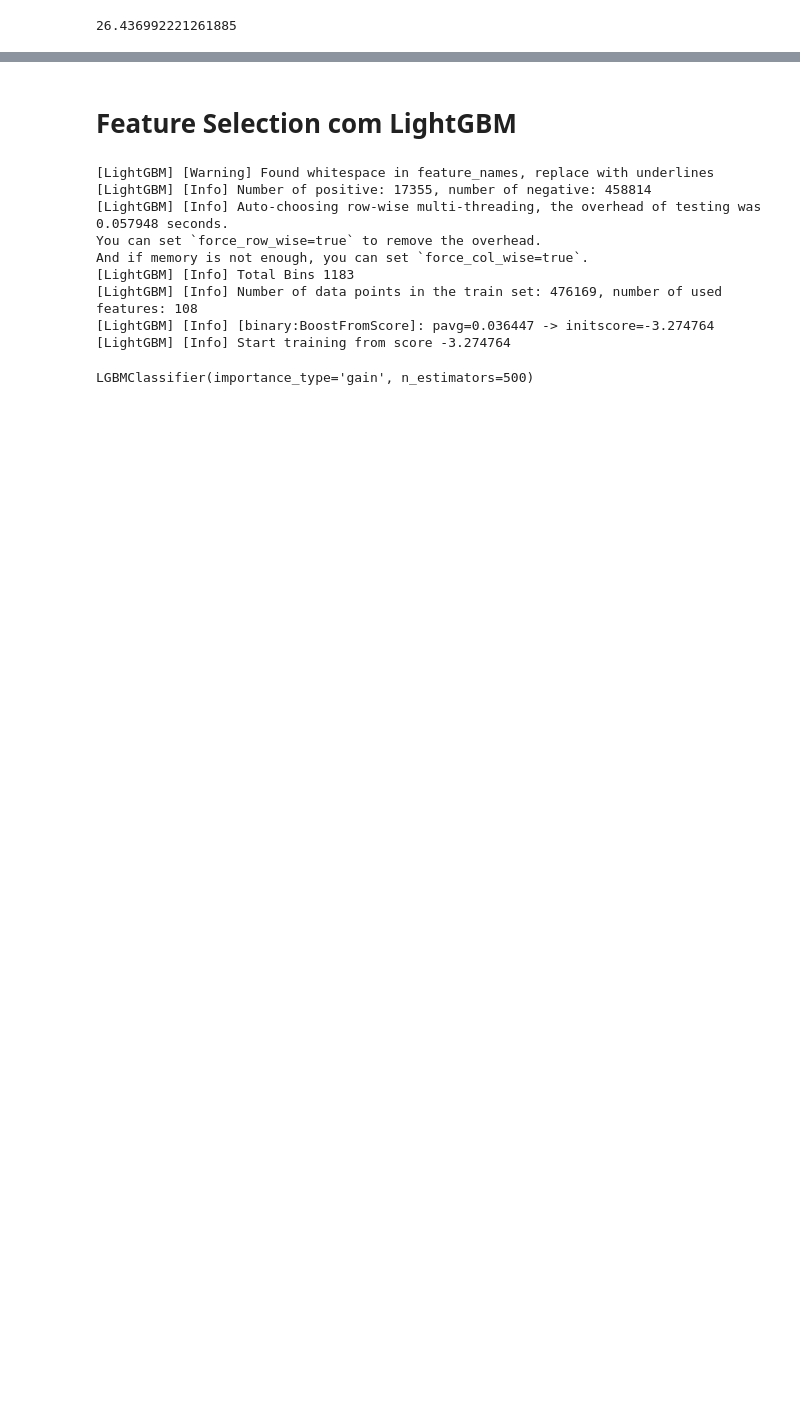
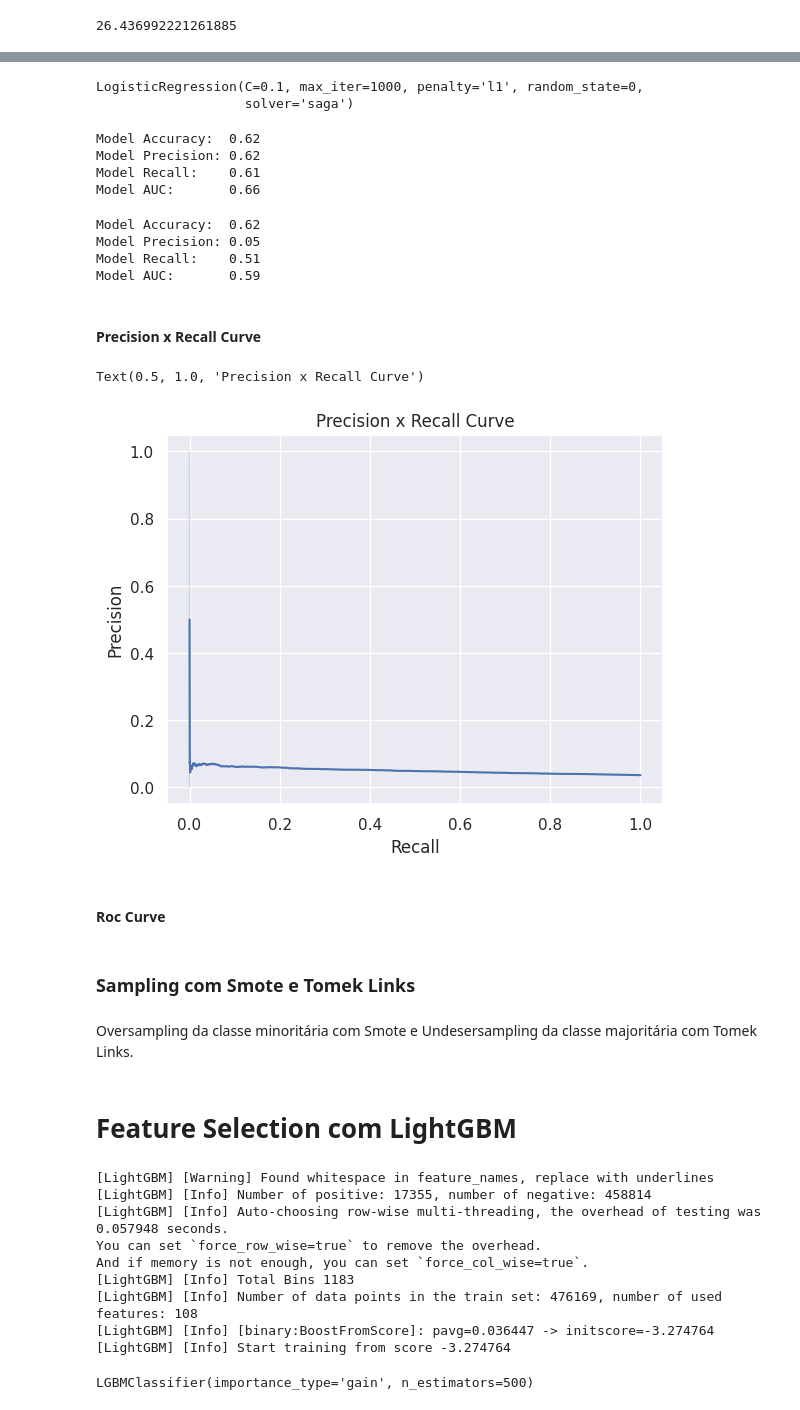
Before and after one commit to RodolfoPCruz/insurance-safe-driver-prediction, a Jupyter notebook: training.ipynb, the cells around one changed output, grey strips where cells are left out. Drawn from its saved outputs; the diff is of its cells as text; code cells hidden in the pictures; blank space fills up the shorter version.

Commit message:
feat: Adicao da roc curve e da precion recall curve

```diff
--- a/training.ipynb
+++ b/training.ipynb
@@ -174,0 +223,44 @@ ru_lr=RandomUnderSampler()
+# %%
+#Criação do novo dataset oversampled
+x_train_lr_sampled_rus,y_train_lr_sampled_rus = sm.fit_resample(x_train_lr_sampled_rus,y_train_lr_sampled_rus)
+# %%
+#ajustar o modelo ao novo dataset
+clf.fit(x_train_lr_sampled_rus,y_train_lr_sampled_rus)
+# %% [output]
+LogisticRegression(C=0.1, max_iter=1000, penalty='l1', random_state=0,
+                   solver='saga')
+# %%
+#Métricas calculadas com dados de treino
+calcular_metricas(clf,x_train_lr_sampled_rus,y_train_lr_sampled_rus)
+# %% [output]
+Model Accuracy:  0.62
+Model Precision: 0.62
+Model Recall:    0.61
+Model AUC:       0.66
+# %%
+#Métricas calculadas com dados de validação
+calcular_metricas(clf,x_val_lr,y_val)
+# %% [output]
+Model Accuracy:  0.62
+Model Precision: 0.05
+Model Recall:    0.51
+Model AUC:       0.59
+# %% [markdown]
+#### Precision x Recall Curve
+# %%
+#Calcular probabilidades preditas
+y_pred_proba_lr=clf.predict_proba(x_val_lr)[:,1]
+# %%
+#Calcular precion e recall
+precision, recall, thresholds = precision_recall_curve(y_val, y_pred_proba_lr)
+# %%
+#Plotar precisionxrecall curve
+sns.lineplot(x=recall,y=precision)
+plt.xlabel('Recall')
+plt.ylabel('Precision')
+plt.title('Precision x Recall Curve')
+# %% [output]
+Text(0.5, 1.0, 'Precision x Recall Curve')
+[figure, added]
+# %% [markdown]
+#### Roc Curve
@@ -174,0 +275,4 @@ ru_lr=RandomUnderSampler()
+# %% [markdown]
+### Sampling com Smote e Tomek Links
+# %% [markdown]
+Oversampling da classe minoritária com Smote e Undesersampling da classe majoritária com Tomek Links.
```
Also changed, not shown: parts of 19 cells of this notebook.
